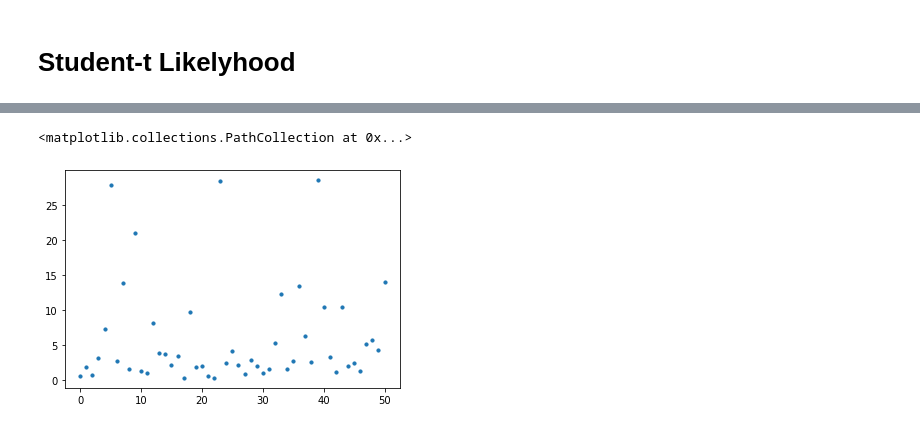
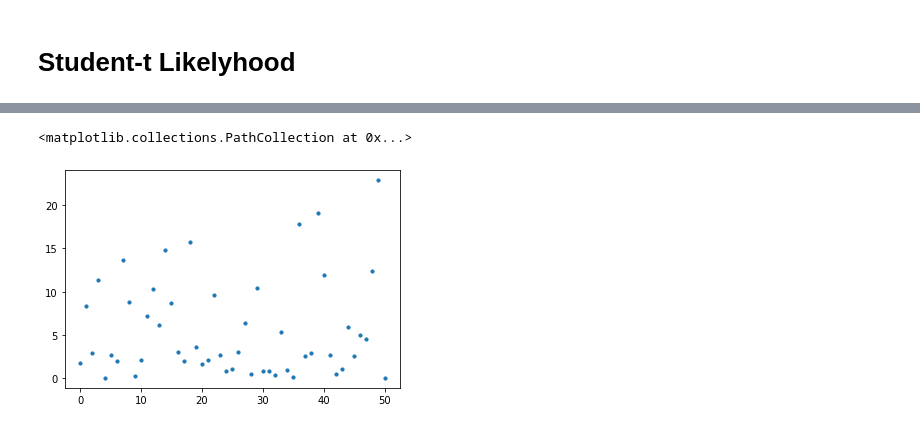
Before and after one commit to vb690/bayesian_ANN, a Jupyter notebook: gaussian_student_regression.ipynb, the cells around one changed output, grey strips where cells are left out. Cells and saved outputs as stored; diff of their text form; code cells hidden in the pictures.

```diff
--- a/gaussian_student_regression.ipynb
+++ b/gaussian_student_regression.ipynb
@@ -66,12 +65,12 @@ student_perceptron = BayesianMLP(
     y=y_tr,
     shape_out=1,
     likelyhood_model='student_lk',
-    layers=(32, 16, 8, 4),
+    layers=(16, 8, 4),
     activation='tanh',
     batch_size=16,
-    prior=pm.Normal,
+    prior=pm.Laplace,
     mu=0,
-    sigma=5
+    b=1
 )
 student_perceptron.show_graph()
 # %% [output]
@@ -89,9 +88,13 @@ Finished [100%]: Average Loss = 58.79
 [interactive output not drawn]
 # %%
-plt.scatter([i for i in range(len(y_ts))], abs(student_traces['y'].mean(0).flatten() - y_ts), s=10)
+plt.scatter(
+    [i for i in range(len(y_ts))],
+    abs(student_traces['y'].mean(0).flatten() - y_ts),
+    s=10
+)
 # %% [output]
 <matplotlib.collections.PathCollection at 0x...>
-[figure, old version]
+[figure, new version]
 # %%
 x = abs(student_traces['y'].mean(0).flatten() - y_ts) - abs(gaussian_traces['y'].mean(0).flatten() - y_ts)
 plt.scatter([i for i in range(len(y_ts))], x, s=10)
```
Also changed, not shown: parts of 7 cells of this notebook, 3 other files.
